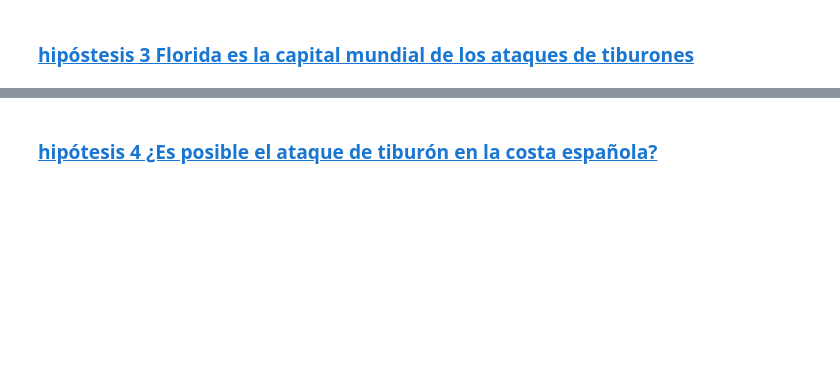
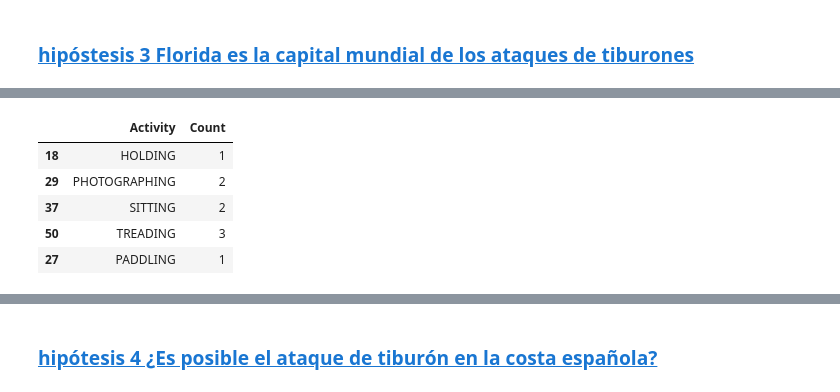
Before and after one commit to data2021oct/sharks, a Jupyter notebook: analysis.ipynb, the cells around one changed output, grey strips where cells are left out. Cells and saved outputs as stored; diff of their text form; code cells hidden in the pictures; blank space fills up the shorter version.

```diff
--- a/analysis.ipynb
+++ b/analysis.ipynb
@@ -88,8 +102,19 @@ fig.show()
 # %% [output]
 [interactive output not drawn]
 # %%
-#ataques en Florida por tipo de herida
-florida = sharks[(sharks.Area == "Florida")&(sharks.Act != "UNKONWN")]
+#como vemos que en Florida hay muchísimos más ataques que en cualquier otra zona
+#estudiamos qué activiades se hacen para solo en florida
+#filtramos los registros que son de la zona de Florida y cuyas actividades no son desconocidas
+florida = sharks[(sharks.Area == "FLORIDA")&(sharks.Act != "UNKONWN")]
 # %%
 Tipo_Flor = florida.groupby('Act')['Boat'].count().reset_index()
+Tipo_Flor.rename(columns={'Act':'Activity','Boat':'Count'}, inplace = True)
+Tipo_Flor.sample(5)
+# %% [output]
+|  | Activity | Count |
+| 18 | HOLDING | 1 |
+| 29 | PHOTOGRAPHING | 2 |
+| 37 | SITTING | 2 |
+| 50 | TREADING | 3 |
+| 27 | PADDLING | 1 |
 # %%
```
Also changed, not shown: parts of 15 cells of this notebook, 4 other files.
